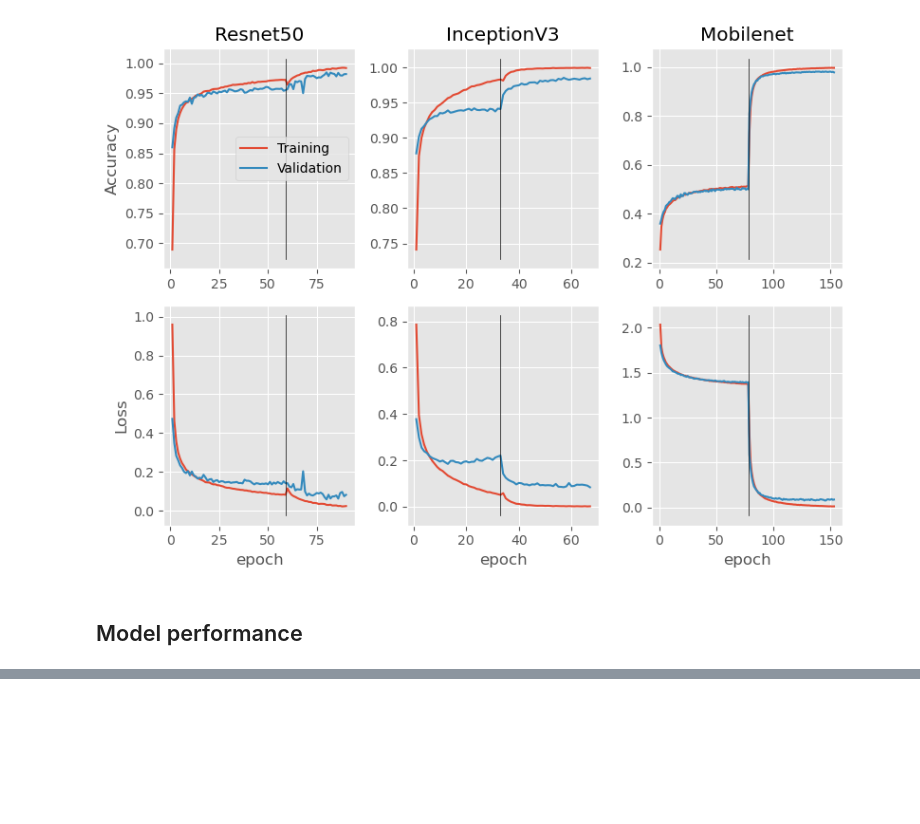
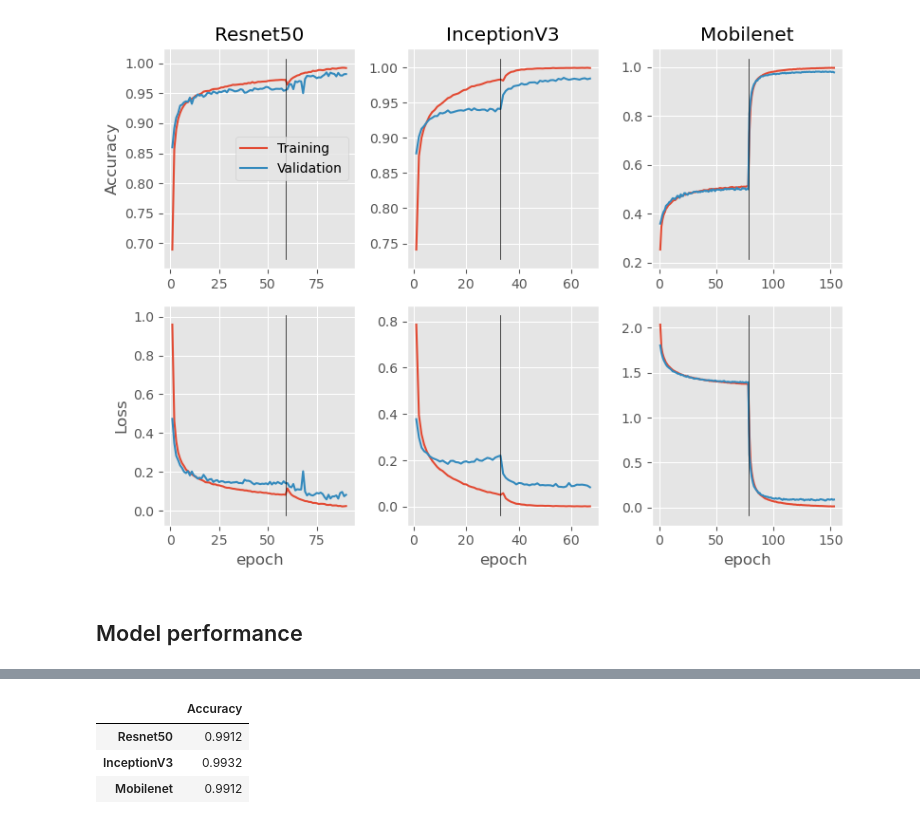
Before and after one commit to NinaCilliers/MNIST784_transfer_learning, a Jupyter notebook: MNIST784_transfer_learning.ipynb, the cells around one changed output, grey strips where cells are left out. Cells and saved outputs as stored; diff of their text form; code cells hidden in the pictures; blank space fills up the shorter version.

Commit message:
added accuracy table

```diff
--- a/MNIST784_transfer_learning.ipynb
+++ b/MNIST784_transfer_learning.ipynb
@@ -338,0 +336,7 @@ data
+# %%
+pd.DataFrame(test_accuracy,index=model_names, columns=['Accuracy'])
+# %% [output]
+|  | Accuracy |
+| Resnet50 | 0.9912 |
+| InceptionV3 | 0.9932 |
+| Mobilenet | 0.9912 |
```
Also changed, not shown: parts of 3 cells of this notebook.
